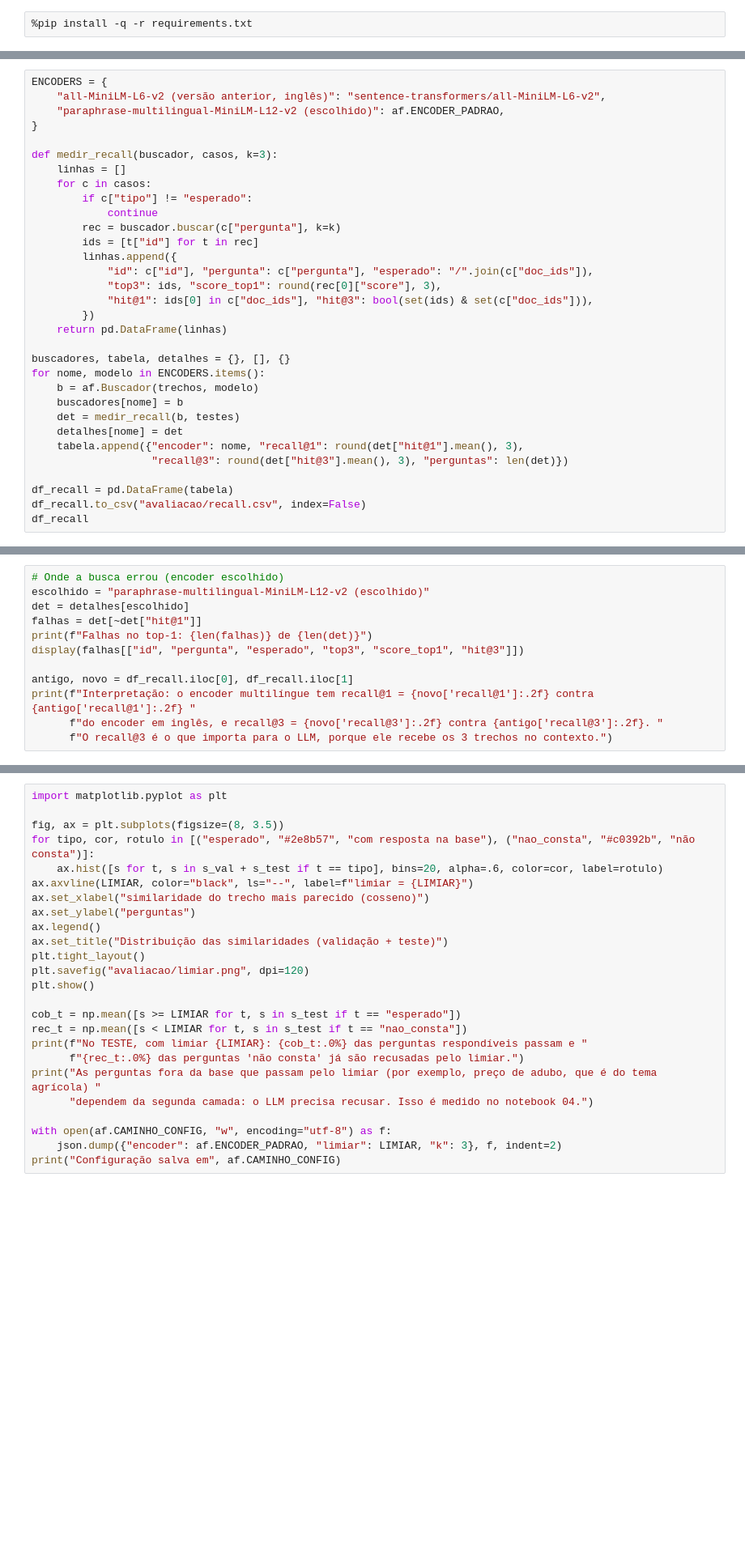
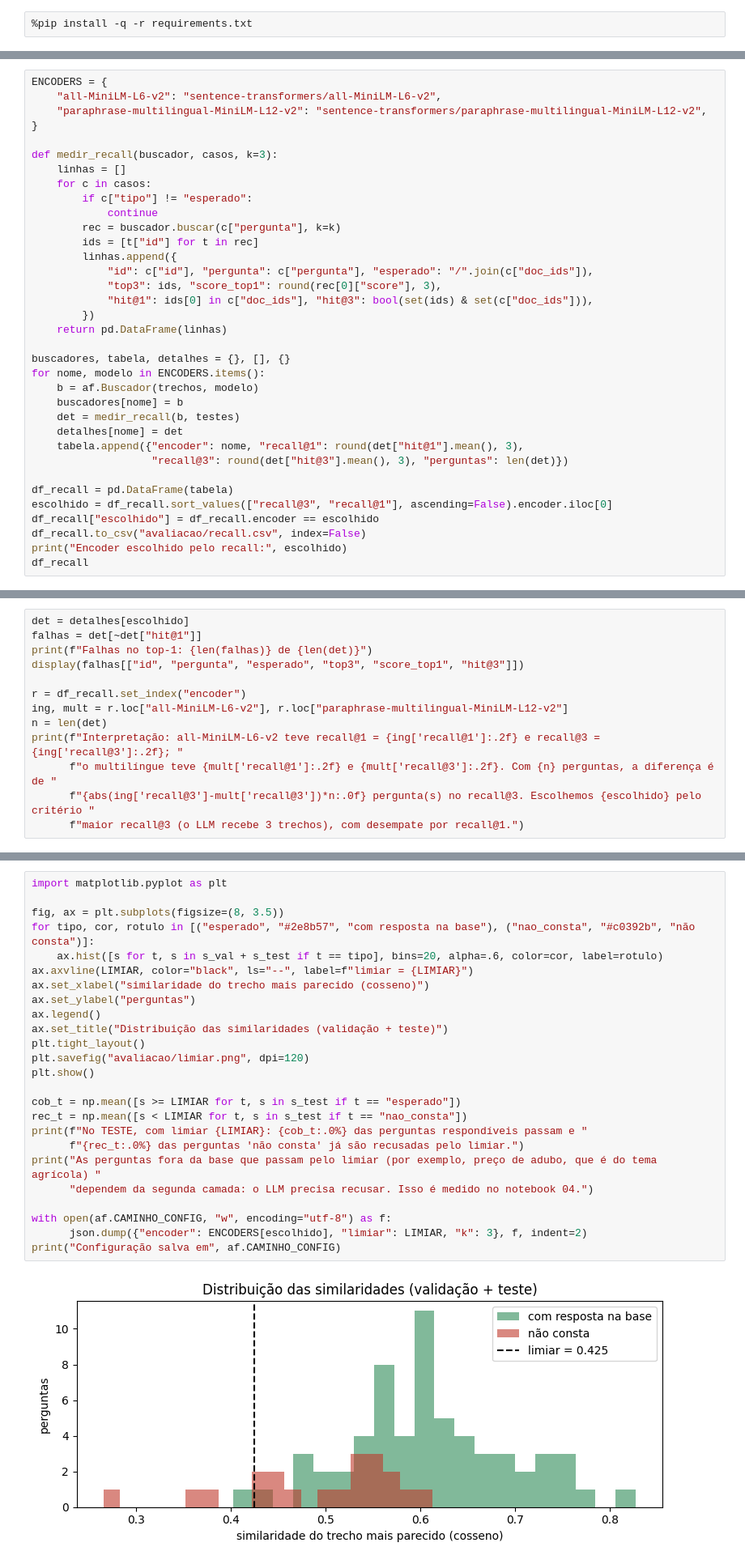
Before and after one commit to palomari/agrofacil-genai, a Jupyter notebook: notebooks/01_rag_pipeline.ipynb, the cells around one changed output, grey strips where cells are left out. Shown at 81% size. Drawn from its saved outputs; the diff is of its cells as text; blank space fills up the shorter version.

```diff
--- a/notebooks/01_rag_pipeline.ipynb
+++ b/notebooks/01_rag_pipeline.ipynb
@@ -80,8 +97,8 @@ Para cada pergunta com resposta na base, verificamos se o trecho correto (`doc_i
 - `paraphrase-multilingual-MiniLM-L12-v2`: encoder multilíngue, adequado a perguntas em português.
 # %%
 ENCODERS = {
-    "all-MiniLM-L6-v2 (versão anterior, inglês)": "sentence-transformers/all-MiniLM-L6-v2",
-    "paraphrase-multilingual-MiniLM-L12-v2 (escolhido)": af.ENCODER_PADRAO,
+    "all-MiniLM-L6-v2": "sentence-transformers/all-MiniLM-L6-v2",
+    "paraphrase-multilingual-MiniLM-L12-v2": "sentence-transformers/paraphrase-multilingual-MiniLM-L12-v2",
 }
 
 def medir_recall(buscador, casos, k=3):
@@ -108,5 +125,8 @@ for nome, modelo in ENCODERS.items():
                    "recall@3": round(det["hit@3"].mean(), 3), "perguntas": len(det)})
 
 df_recall = pd.DataFrame(tabela)
+escolhido = df_recall.sort_values(["recall@3", "recall@1"], ascending=False).encoder.iloc[0]
+df_recall["escolhido"] = df_recall.encoder == escolhido
 df_recall.to_csv("avaliacao/recall.csv", index=False)
+print("Encoder escolhido pelo recall:", escolhido)
 df_recall
@@ -113,12 +140,13 @@ df_recall
 # %%
-# Onde a busca errou (encoder escolhido)
-escolhido = "paraphrase-multilingual-MiniLM-L12-v2 (escolhido)"
 det = detalhes[escolhido]
 falhas = det[~det["hit@1"]]
 print(f"Falhas no top-1: {len(falhas)} de {len(det)}")
 display(falhas[["id", "pergunta", "esperado", "top3", "score_top1", "hit@3"]])
 
-antigo, novo = df_recall.iloc[0], df_recall.iloc[1]
-print(f"Interpretação: o encoder multilíngue tem recall@1 = {novo['recall@1']:.2f} contra {antigo['recall@1']:.2f} "
-      f"do encoder em inglês, e recall@3 = {novo['recall@3']:.2f} contra {antigo['recall@3']:.2f}. "
-      f"O recall@3 é o que importa para o LLM, porque ele recebe os 3 trechos no contexto.")
+r = df_recall.set_index("encoder")
+ing, mult = r.loc["all-MiniLM-L6-v2"], r.loc["paraphrase-multilingual-MiniLM-L12-v2"]
+n = len(det)
+print(f"Interpretação: all-MiniLM-L6-v2 teve recall@1 = {ing['recall@1']:.2f} e recall@3 = {ing['recall@3']:.2f}; "
+      f"o multilíngue teve {mult['recall@1']:.2f} e {mult['recall@3']:.2f}. Com {n} perguntas, a diferença é de "
+      f"{abs(ing['recall@3']-mult['recall@3'])*n:.0f} pergunta(s) no recall@3. Escolhemos {escolhido} pelo critério "
+      f"maior recall@3 (o LLM recebe 3 trechos), com desempate por recall@1.")
@@ -153,25 +205,27 @@ display(df_lim[(df_lim.limiar >= LIMIAR - 0.1) & (df_lim.limiar <= LIMIAR + 0.1)
 # %%
 import matplotlib.pyplot as plt
 
 fig, ax = plt.subplots(figsize=(8, 3.5))
 for tipo, cor, rotulo in [("esperado", "#2e8b57", "com resposta na base"), ("nao_consta", "#c0392b", "não consta")]:
     ax.hist([s for t, s in s_val + s_test if t == tipo], bins=20, alpha=.6, color=cor, label=rotulo)
 ax.axvline(LIMIAR, color="black", ls="--", label=f"limiar = {LIMIAR}")
 ax.set_xlabel("similaridade do trecho mais parecido (cosseno)")
 ax.set_ylabel("perguntas")
 ax.legend()
 ax.set_title("Distribuição das similaridades (validação + teste)")
 plt.tight_layout()
 plt.savefig("avaliacao/limiar.png", dpi=120)
 plt.show()
 
 cob_t = np.mean([s >= LIMIAR for t, s in s_test if t == "esperado"])
 rec_t = np.mean([s < LIMIAR for t, s in s_test if t == "nao_consta"])
 print(f"No TESTE, com limiar {LIMIAR}: {cob_t:.0%} das perguntas respondíveis passam e "
       f"{rec_t:.0%} das perguntas 'não consta' já são recusadas pelo limiar.")
 print("As perguntas fora da base que passam pelo limiar (por exemplo, preço de adubo, que é do tema agrícola) "
       "dependem da segunda camada: o LLM precisa recusar. Isso é medido no notebook 04.")
 
 with open(af.CAMINHO_CONFIG, "w", encoding="utf-8") as f:
-    json.dump({"encoder": af.ENCODER_PADRAO, "limiar": LIMIAR, "k": 3}, f, indent=2)
+      json.dump({"encoder": ENCODERS[escolhido], "limiar": LIMIAR, "k": 3}, f, indent=2)
 print("Configuração salva em", af.CAMINHO_CONFIG)
+# %% [output]
+[figure, added]
```
Also changed, not shown: parts of 9 cells of this notebook, 27 other files.
